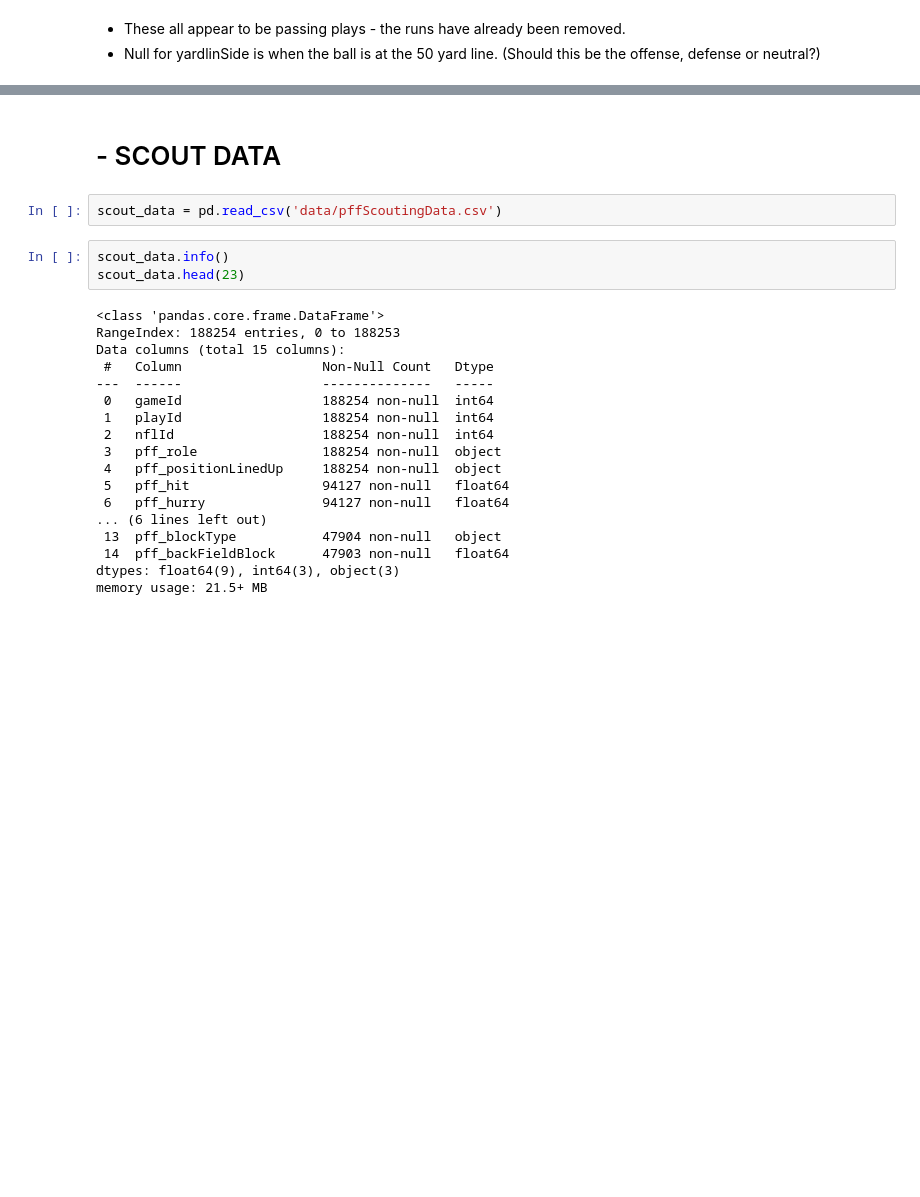
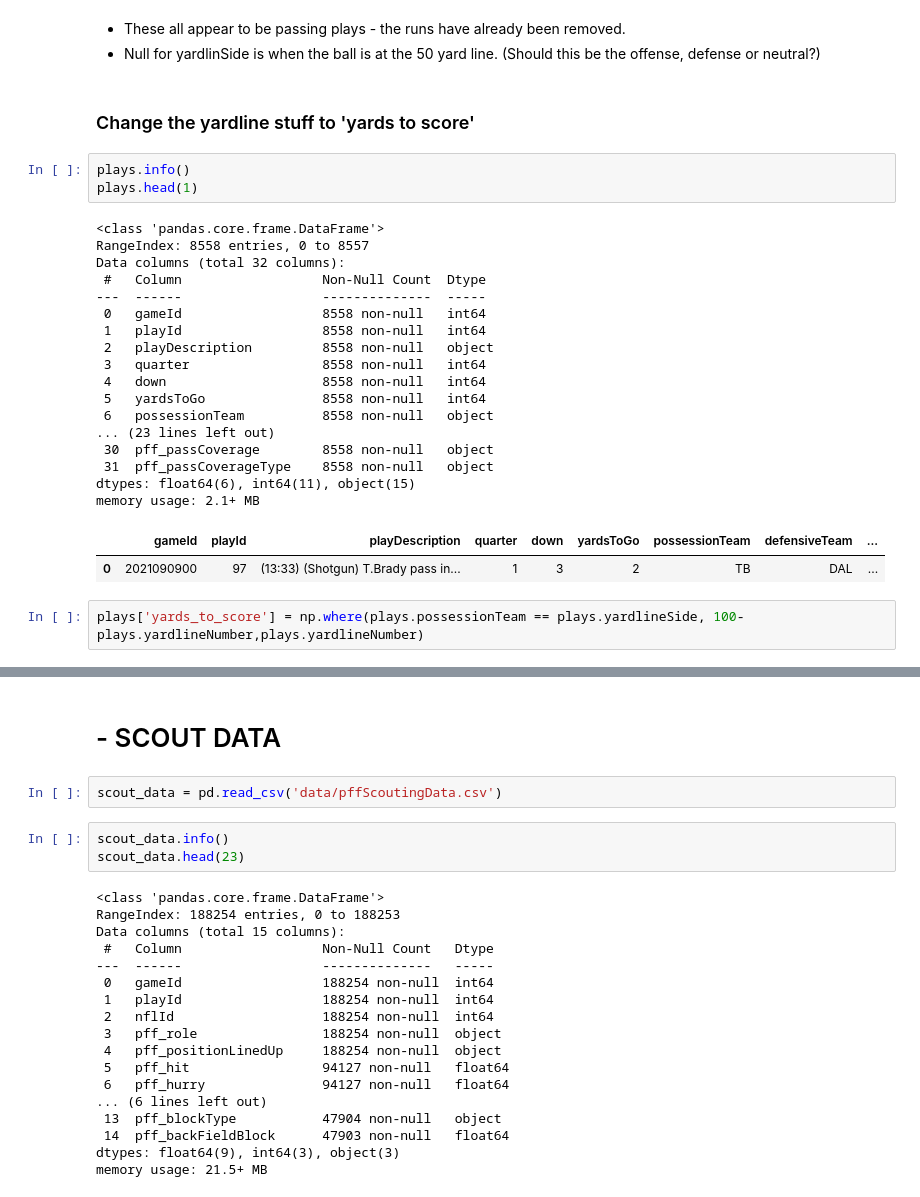
Before and after one commit to Miller-Ryan-1/nfl-linemen, a Jupyter notebook: analysis_playground.ipynb, the cells around one changed output, grey strips where cells are left out. Saved outputs shown, nothing was run; the diff lists cells and outputs as text; blank space fills up the shorter version.

```diff
--- a/analysis_playground.ipynb
+++ b/analysis_playground.ipynb
@@ -221,3 +226,30 @@ plays[plays.offenseFormation.isnull()]
 # %% [markdown]
 - These all appear to be passing plays - the runs have already been removed.
 - Null for yardlinSide is when the ball is at the 50 yard line. (Should this be the offense, defense or neutral?)
+# %% [markdown]
+### Change the yardline stuff to 'yards to score'
+# %%
+plays.info()
+plays.head(1)
+# %% [output]
+<class 'pandas.core.frame.DataFrame'>
+RangeIndex: 8558 entries, 0 to 8557
+Data columns (total 32 columns):
+ #   Column                  Non-Null Count  Dtype
+---  ------                  --------------  -----
+ 0   gameId                  8558 non-null   int64
+ 1   playId                  8558 non-null   int64
+ 2   playDescription         8558 non-null   object
+ 3   quarter                 8558 non-null   int64
+ 4   down                    8558 non-null   int64
+ 5   yardsToGo               8558 non-null   int64
+ 6   possessionTeam          8558 non-null   object
+... (23 lines left out)
+ 30  pff_passCoverage        8558 non-null   object
+ 31  pff_passCoverageType    8558 non-null   object
+dtypes: float64(6), int64(11), object(15)
+memory usage: 2.1+ MB
+|  | gameId | playId | playDescription | quarter | down | yardsToGo | possessionTeam | defensiveTeam | ... |
+| 0 | 2021090900 | 97 | (13:33) (Shotgun) T.Brady pass in... | 1 | 3 | 2 | TB | DAL | ... |
+# %%
+plays['yards_to_score'] = np.where(plays.possessionTeam == plays.yardlineSide, 100-plays.yardlineNumber,plays.yardlineNumber)
```
Also changed, not shown: parts of 125 cells of this notebook.
